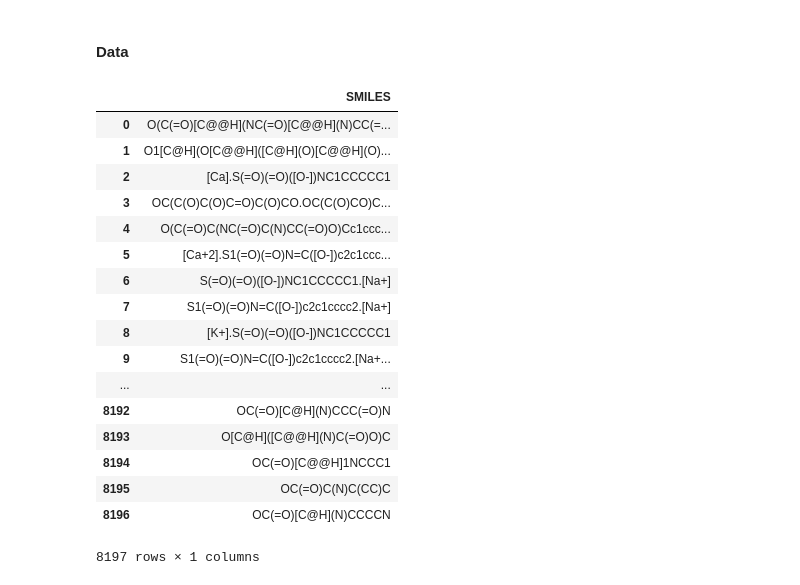
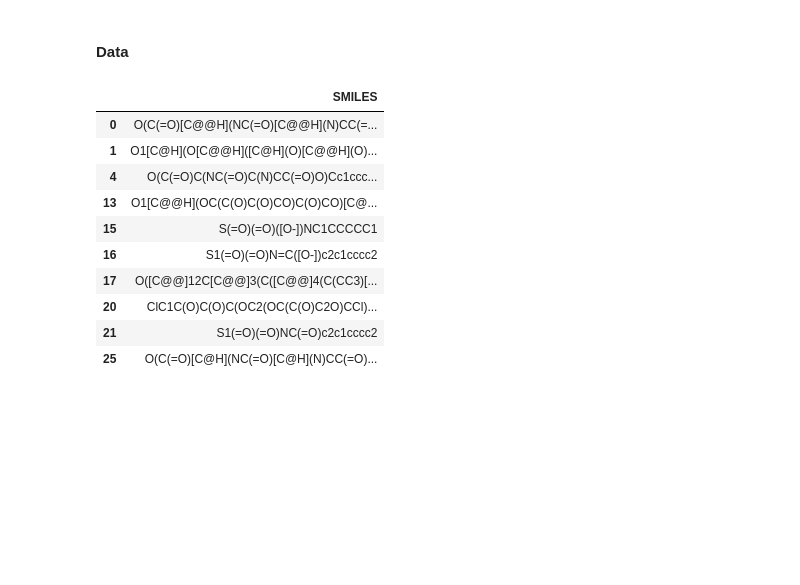
Before and after one commit to BeckResearchLab/PyMolSAR, a Jupyter notebook: Tutorial.ipynb, the cells around one changed output. Drawn from its saved outputs; the diff is of its cells as text; code cells hidden in the pictures; blank space fills up the shorter version.

```diff
--- a/Tutorial.ipynb
+++ b/Tutorial.ipynb
@@ -189,22 +182,57 @@ df_x = pd.DataFrame(df_x['SMILES'])
+# %%
+path= op.dirname(op.dirname(op.abspath(inspect.getfile(inspect.currentframe()))))
+path = op.join(path, 'small-molecule-design-toolkit')
+path = op.join(path, 'datasets')
+path = op.join(path, 'sweetness')
+df_x = pd.read_csv(op.join(path,'sweet.csv'))
+df_x = pd.DataFrame(df_x[['SMILES','Sweetness']])
+df_x.dropna(inplace=True)
+
+df_y = pd.DataFrame(df_x['Sweetness'])
+df_x = pd.DataFrame(df_x['SMILES'])
+
+bottleneck_rows = [2,7,8,18,53,102,105,106,107,108,136,160,8141,8159,8169]
+df_x.drop(bottleneck_rows,inplace=True)
+df_y.drop(bottleneck_rows,inplace=True)
+
+"""
+new = pd.DataFrame()
+for i in list(df_x.index)[170:]:
+    print(i)
+    data = pd.DataFrame(df_x.loc[i])
+    data.columns=['SMILES']
+    data.reset_index(inplace=True)
+    new = descriptors.Calculate_AllDescriptors(data)
+"""
+
+Sweet_list = []
+for i in df_y.index:
+    k = df_y['Sweetness'][i]
+    k = k.replace(' ','')
+    k = k.replace(',',".")
+    k = k.replace('-',",")
+    k = k.split(",")
+    if k == ['']:
+        k = ['0']
+    new_list = []
+    for item in k:
+        new_list.append(float(item))
+    k = reduce(lambda x, y: x + y, new_list) / len(new_list)
+    Sweet_list.append(k)
+
+df_y['Sweetness'] = Sweet_list
 # %%
-df_x
+df_x.head(10)
 # %% [output]
 |  | SMILES |
 | 0 | O(C(=O)[C@@H](NC(=O)[C@@H](N)CC(=... |
 | 1 | O1[C@H](O[C@@H]([C@H](O)[C@@H](O)... |
-| 2 | [Ca].S(=O)(=O)([O-])NC1CCCCC1 |
-| 3 | OC(C(O)C(O)C=O)C(O)CO.OC(C(O)CO)C... |
 | 4 | O(C(=O)C(NC(=O)C(N)CC(=O)O)Cc1ccc... |
-| 5 | [Ca+2].S1(=O)(=O)N=C([O-])c2c1ccc... |
-| 6 | S(=O)(=O)([O-])NC1CCCCC1.[Na+] |
-| 7 | S1(=O)(=O)N=C([O-])c2c1cccc2.[Na+] |
-| 8 | [K+].S(=O)(=O)([O-])NC1CCCCC1 |
-| 9 | S1(=O)(=O)N=C([O-])c2c1cccc2.[Na+... |
-| ... | ... |
-| 8192 | OC(=O)[C@H](N)CCC(=O)N |
-| 8193 | O[C@H]([C@@H](N)C(=O)O)C |
-| 8194 | OC(=O)[C@@H]1NCCC1 |
-| 8195 | OC(=O)C(N)C(CC)C |
-| 8196 | OC(=O)[C@H](N)CCCCN |
+| 13 | O1[C@@H](OC(C(O)C(O)CO)C(O)CO)[C@... |
+| 15 | S(=O)(=O)([O-])NC1CCCCC1 |
+| 16 | S1(=O)(=O)N=C([O-])c2c1cccc2 |
+| 17 | O([C@@]12C[C@@]3(C([C@@]4(C(CC3)[... |
+| 20 | ClC1C(O)C(O)C(OC2(OC(C(O)C2O)CCl)... |
+| 21 | S1(=O)(=O)NC(=O)c2c1cccc2 |
+| 25 | O(C(=O)[C@H](NC(=O)[C@H](N)CC(=O)... |
-8197 rows × 1 columns
 # %%
```
Also changed, not shown: parts of 27 cells of this notebook, 2 other files.
